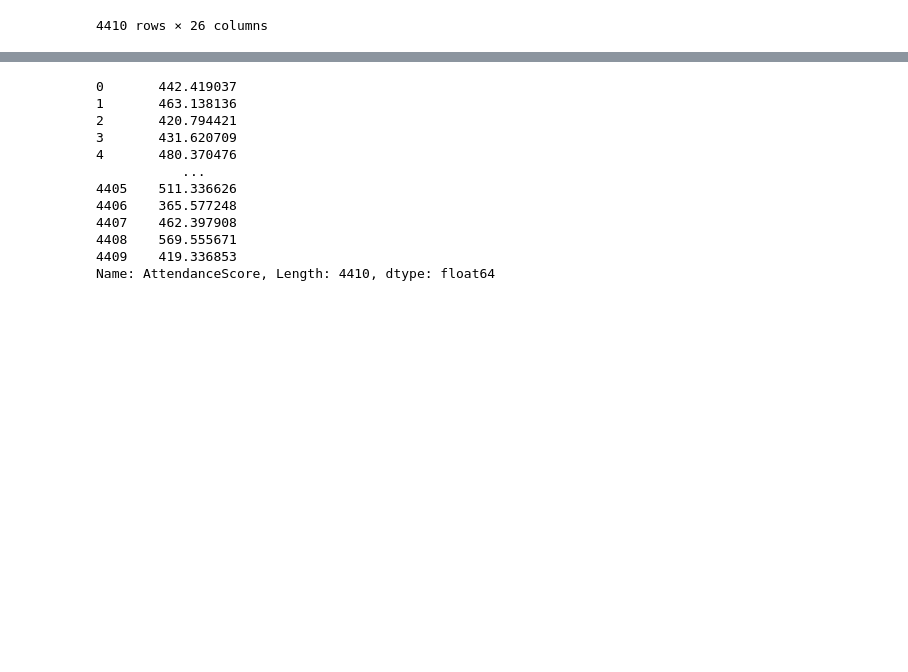
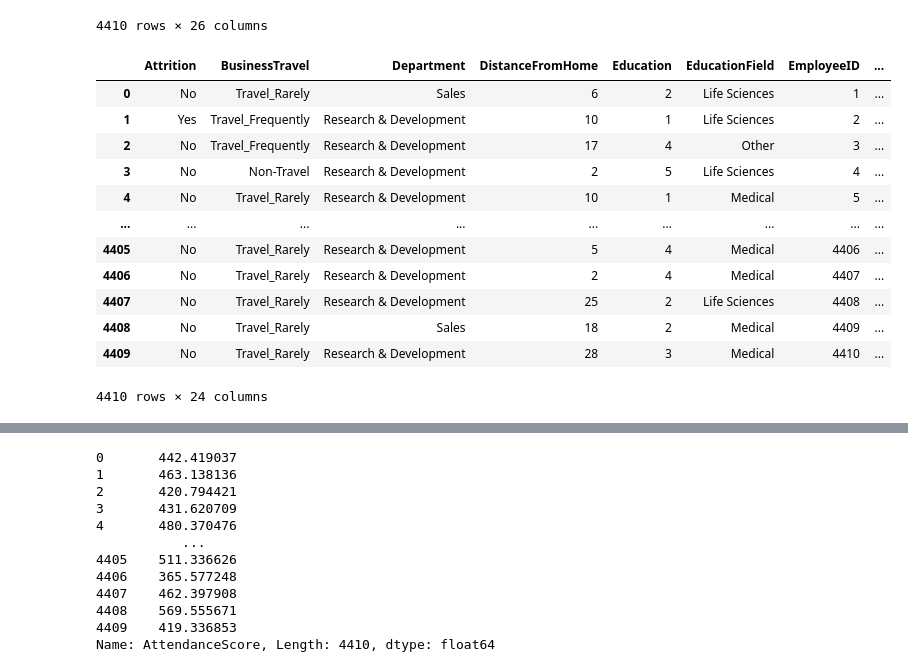
Before and after one commit to IA-G3/Projet-IA, a Jupyter notebook: pretraitement.ipynb, the cells around one changed output, grey strips where cells are left out. Cells and saved outputs as stored; diff of their text form; code cells hidden in the pictures; blank space fills up the shorter version.

```diff
--- a/pretraitement.ipynb
+++ b/pretraitement.ipynb
@@ -36,6 +36,24 @@ general_data_merged
 | 4408 | No | Travel_Rarely | Sales | 18 | 2 | Medical | 1 | ... |
 | 4409 | No | Travel_Rarely | Research & Development | 28 | 3 | Medical | 1 | ... |
 4410 rows × 26 columns
+# %%
+#On retire également les données dont les valeurs ne changent pas : EmployeeCount et StandardHours
+general_data_merged.drop(["EmployeeCount", "StandardHours"], axis=1, inplace=True)
+general_data_merged
+# %% [output]
+|  | Attrition | BusinessTravel | Department | DistanceFromHome | Education | EducationField | EmployeeID | ... |
+| 0 | No | Travel_Rarely | Sales | 6 | 2 | Life Sciences | 1 | ... |
+| 1 | Yes | Travel_Frequently | Research & Development | 10 | 1 | Life Sciences | 2 | ... |
+| 2 | No | Travel_Frequently | Research & Development | 17 | 4 | Other | 3 | ... |
+| 3 | No | Non-Travel | Research & Development | 2 | 5 | Life Sciences | 4 | ... |
+| 4 | No | Travel_Rarely | Research & Development | 10 | 1 | Medical | 5 | ... |
+| ... | ... | ... | ... | ... | ... | ... | ... | ... |
+| 4405 | No | Travel_Rarely | Research & Development | 5 | 4 | Medical | 4406 | ... |
+| 4406 | No | Travel_Rarely | Research & Development | 2 | 4 | Medical | 4407 | ... |
+| 4407 | No | Travel_Rarely | Research & Development | 25 | 2 | Life Sciences | 4408 | ... |
+| 4408 | No | Travel_Rarely | Sales | 18 | 2 | Medical | 4409 | ... |
+| 4409 | No | Travel_Rarely | Research & Development | 28 | 3 | Medical | 4410 | ... |
+4410 rows × 24 columns
 # %%
 #On remplace les valeurs inexistantes par la valeur medianne de chaque colonne présentant des manques
 
```
Also changed, not shown: parts of 4 cells of this notebook, 1 other file.
